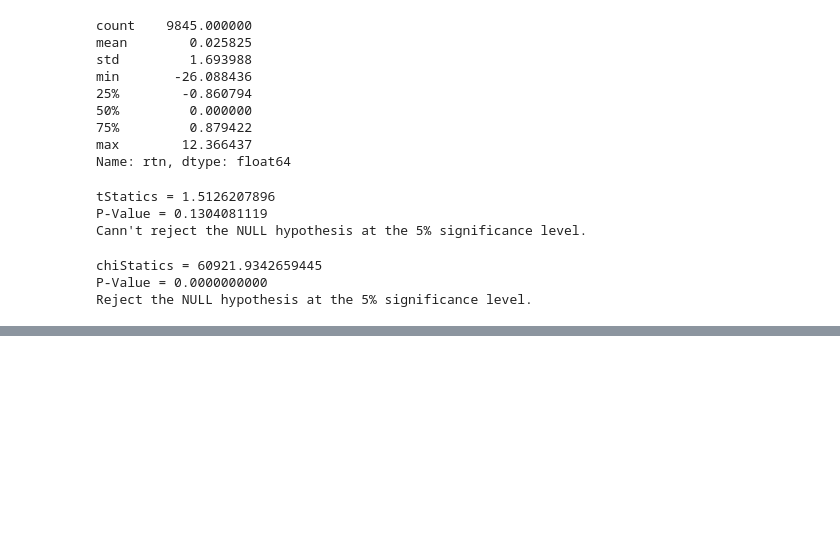
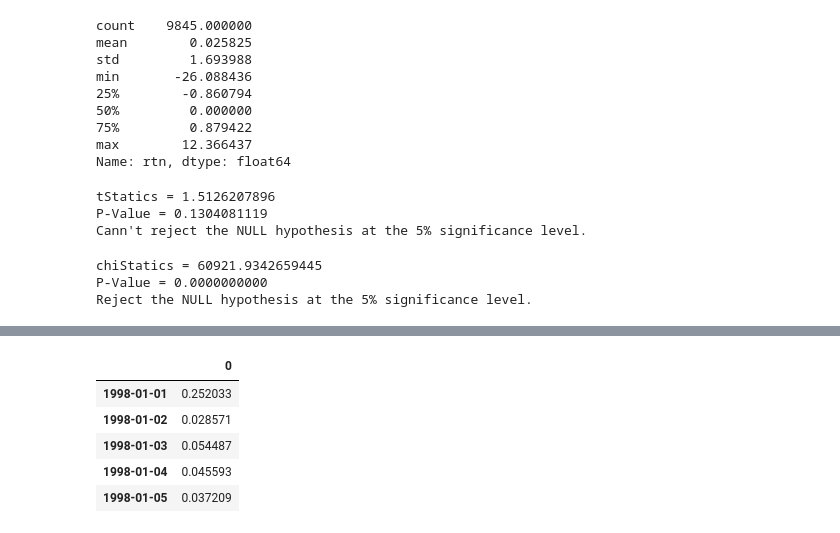
Before and after one commit to Jincheng-Gong/aofts3rd_python, a Jupyter notebook: codes/Ch1_Financial_Time_Series_and_Their_Characteristics.ipynb, the cells around one changed output, grey strips where cells are left out. Saved outputs shown, nothing was run; the diff lists cells and outputs as text; code cells hidden in the pictures; blank space fills up the shorter version.

```diff
--- a/codes/Ch1_Financial_Time_Series_and_Their_Characteristics.ipynb
+++ b/codes/Ch1_Financial_Time_Series_and_Their_Characteristics.ipynb
@@ -164,0 +178,13 @@ Reject the NULL hypothesis at the 5% significance level.
+# %%
+gm = da.iloc[:, 1:2]
+dates = pd.date_range('19980101', periods=len(gm))
+# dates = np.array(dates)
+gm_ts = pd.DataFrame(np.array(gm), index=dates)
+gm_ts.head()
+# %% [output]
+|  | 0 |
+| 1998-01-01 | 0.252033 |
+| 1998-01-02 | 0.028571 |
+| 1998-01-03 | 0.054487 |
+| 1998-01-04 | 0.045593 |
+| 1998-01-05 | 0.037209 |
```
Also changed, not shown: parts of 6 cells of this notebook.
